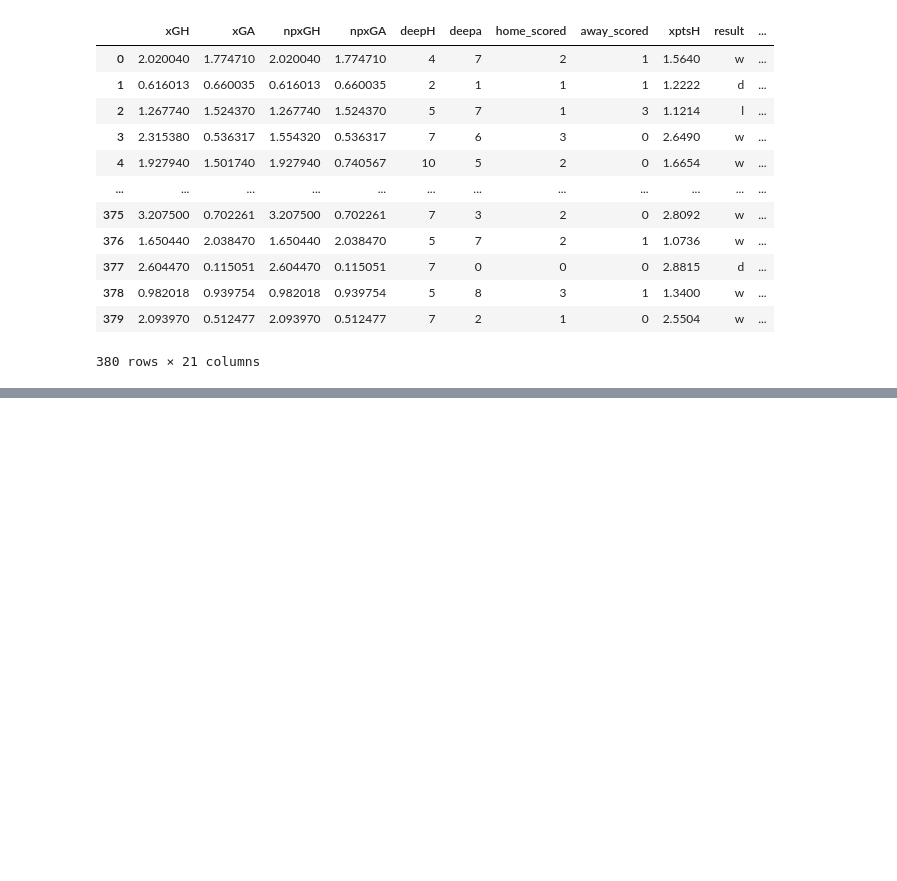
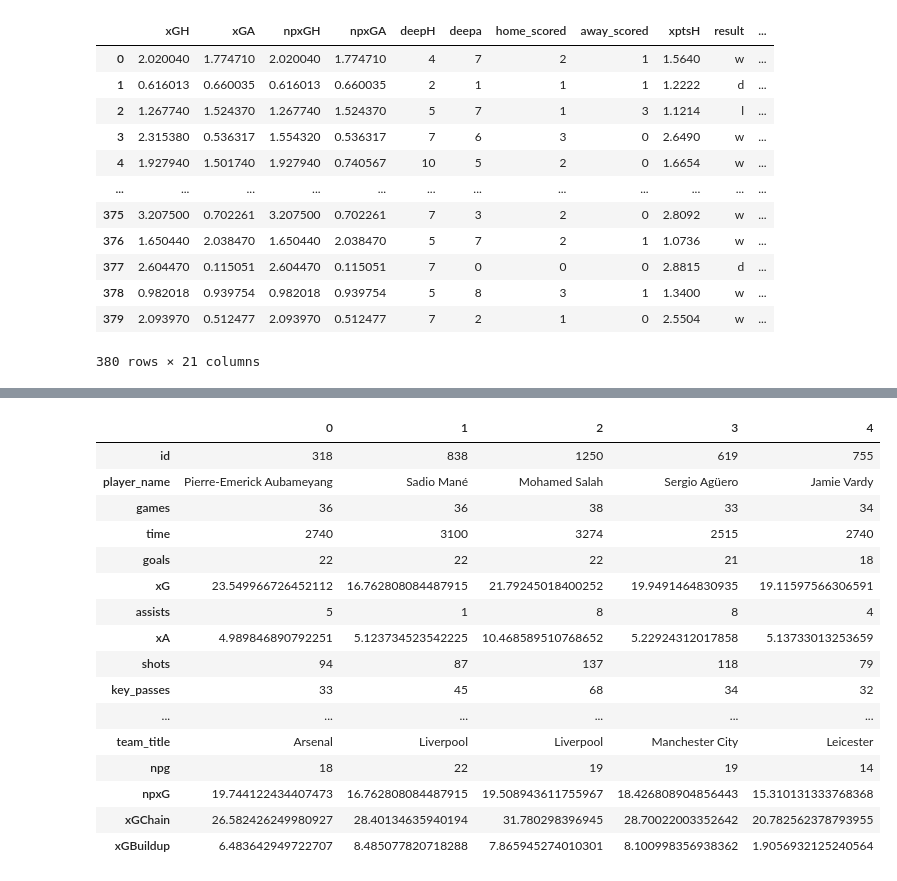
Before and after one commit to jakelourie1502/Football_Data, a Jupyter notebook: Scraping_Understat.ipynb, the cells around one changed output, grey strips where cells are left out. Cells and saved outputs as stored; diff of their text form; code cells hidden in the pictures; blank space fills up the shorter version.

Commit message:
added player data on season

```diff
--- a/Scraping_Understat.ipynb
+++ b/Scraping_Understat.ipynb
@@ -388,0 +417,34 @@ all_matches_dupes_removed
+# %%
+#Same decode as before
+decoded_player_data = playerdata.encode('utf8').decode('unicode_escape')
+# %%
+#Same as before, create the indexes to do the slice on
+start_index_players = decoded_player_data.index("('") #this is the bit before the first '{'}
+end_index_players = decoded_player_data.index("\');\n") #this is the bit before the last '}'
+player_data_cleaned = decoded_player_data[start_index_players+3:end_index_players-1]
+# %%
+#Data comes as a tupe this time
+player_data_tuple = ast.literal_eval(player_data_cleaned)
+# %%
+#And happily, we can easily convert this to a dataframe with one command.
+player_data_df = pd.DataFrame(player_data_tuple)
+# %%
+display(player_data_df.head(5).T)
+# %% [output]
+|  | 0 | 1 | 2 | 3 | 4 |
+| id | 318 | 838 | 1250 | 619 | 755 |
+| player_name | Pierre-Emerick Aubameyang | Sadio Mané | Mohamed Salah | Sergio Agüero | Jamie Vardy |
+| games | 36 | 36 | 38 | 33 | 34 |
+| time | 2740 | 3100 | 3274 | 2515 | 2740 |
+| goals | 22 | 22 | 22 | 21 | 18 |
+| xG | 23.549966726452112 | 16.762808084487915 | 21.79245018400252 | 19.9491464830935 | 19.11597566306591 |
+| assists | 5 | 1 | 8 | 8 | 4 |
+| xA | 4.989846890792251 | 5.123734523542225 | 10.468589510768652 | 5.22924312017858 | 5.13733013253659 |
+| shots | 94 | 87 | 137 | 118 | 79 |
+| key_passes | 33 | 45 | 68 | 34 | 32 |
+| ... | ... | ... | ... | ... | ... |
+| team_title | Arsenal | Liverpool | Liverpool | Manchester City | Leicester |
+| npg | 18 | 22 | 19 | 19 | 14 |
+| npxG | 19.744122434407473 | 16.762808084487915 | 19.508943611755967 | 18.426808904856443 | 15.310131333768368 |
+| xGChain | 26.582426249980927 | 28.40134635940194 | 31.780298396945 | 28.70022003352642 | 20.782562378793955 |
+| xGBuildup | 6.483642949722707 | 8.485077820718288 | 7.865945274010301 | 8.100998356938362 | 1.9056932125240564 |
```
Also changed, not shown: parts of 8 cells of this notebook.
